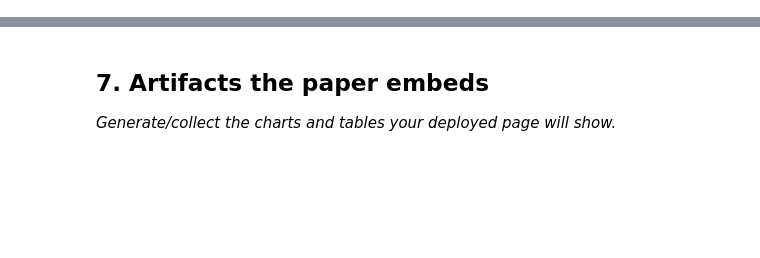
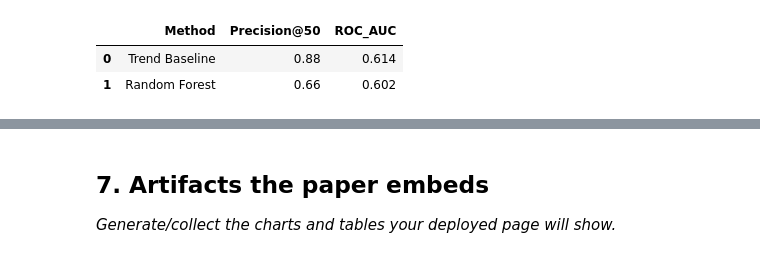
Before and after one commit to janaadarwish/flyrank-ml-internship, a Jupyter notebook: work/notebooks/capstone.ipynb, the cells around one changed output, grey strips where cells are left out. Drawn from its saved outputs; the diff is of its cells as text; code cells hidden in the pictures; blank space fills up the shorter version.

```diff
--- a/work/notebooks/capstone.ipynb
+++ b/work/notebooks/capstone.ipynb
@@ -32,0 +304,75 @@ This skeleton is yours to fill. Work the sections **in order** — each one has
+# %%
+import numpy as np
+import pandas as pd
+
+from sklearn.model_selection import GroupShuffleSplit
+from sklearn.ensemble import RandomForestClassifier
+from sklearn.pipeline import make_pipeline
+from sklearn.impute import SimpleImputer
+from sklearn.metrics import roc_auc_score
+
+# Exclude CTR because ML-09 identified a possible
+# target-construction dependency worth avoiding.
+CAPSTONE_FEATS = [
+    "impressions_log",
+    "avg_position_early",
+    "days_since_update",
+    "search_volume_log",
+    "impr_trend_log"
+]
+
+X = d[CAPSTONE_FEATS]
+y = d[LABEL]
+groups = d[GROUP]
+
+splitter = GroupShuffleSplit(
+    n_splits=1, test_size=0.3, random_state=0
+)
+
+train_idx, test_idx = next(
+    splitter.split(X, y, groups)
+)
+
+X_train, X_test = X.iloc[train_idx], X.iloc[test_idx]
+y_train, y_test = y.iloc[train_idx], y.iloc[test_idx]
+
+def precision_at_50(y_true, scores):
+    top = np.argsort(scores)[::-1][:50]
+    return y_true.iloc[top].mean()
+
+# Baseline: rank by declining impression trend
+baseline_scores = -X_test["impr_trend_log"].fillna(
+    X_train["impr_trend_log"].median()
+).to_numpy()
+
+# Random Forest
+model = make_pipeline(
+    SimpleImputer(strategy="median"),
+    RandomForestClassifier(
+        n_estimators=300,
+        min_samples_leaf=20,
+        random_state=0,
+        n_jobs=-1
+    )
+)
+
+model.fit(X_train, y_train)
+model_scores = model.predict_proba(X_test)[:, 1]
+
+results = pd.DataFrame({
+    "Method": ["Trend Baseline", "Random Forest"],
+    "Precision@50": [
+        precision_at_50(y_test, baseline_scores),
+        precision_at_50(y_test, model_scores)
+    ],
+    "ROC_AUC": [
+        roc_auc_score(y_test, baseline_scores),
+        roc_auc_score(y_test, model_scores)
+    ]
+})
+
+display(results.round(3))
+# %% [output]
+|  | Method | Precision@50 | ROC_AUC |
+| 0 | Trend Baseline | 0.88 | 0.614 |
+| 1 | Random Forest | 0.66 | 0.602 |
```
Also changed, not shown: parts of 21 cells of this notebook.
